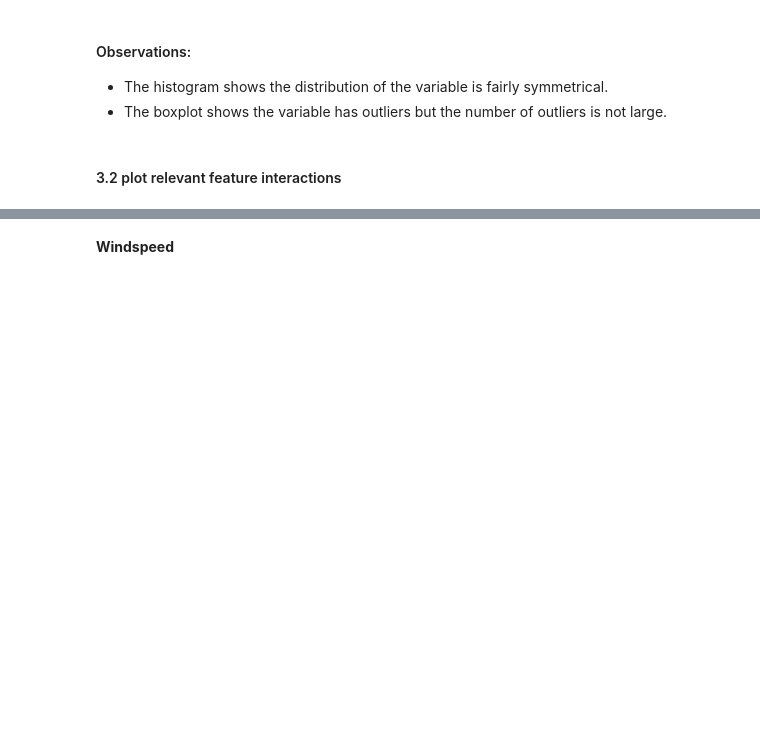
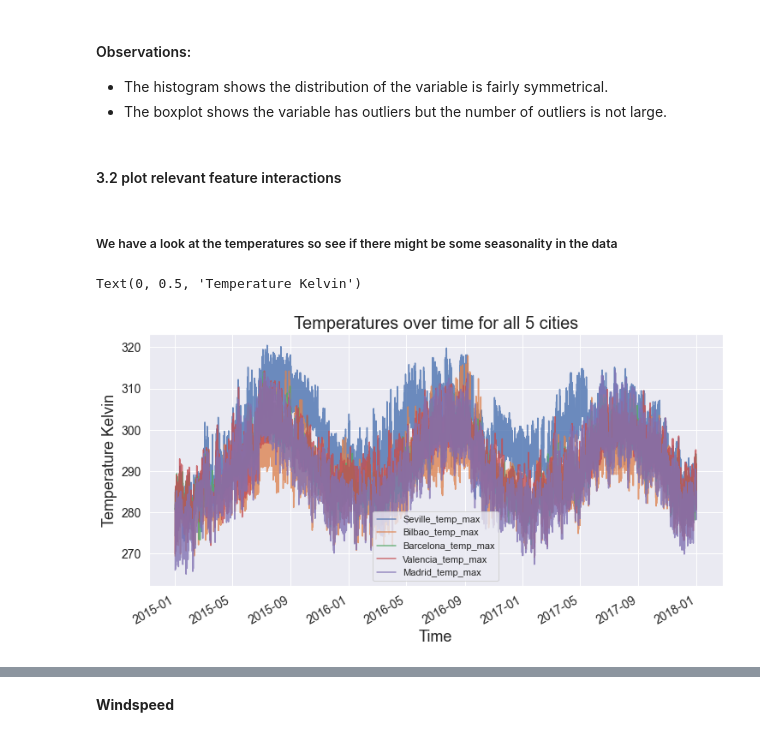
Before and after one commit to Explore-AI/load-shortfall-regression-predict-api, a Jupyter notebook: team3-notebook.ipynb, the cells around one changed output, grey strips where cells are left out. Saved outputs shown, nothing was run; the diff lists cells and outputs as text; code cells hidden in the pictures; blank space fills up the shorter version.

```diff
--- a/team3-notebook.ipynb
+++ b/team3-notebook.ipynb
@@ -385,3 +403,14 @@ plt.subplots_adjust(left=None, right=2.2, top=3.0, bottom=2.0);
 - The boxplot shows the variable has outliers but the number of outliers is not large.
 # %% [markdown]
 #### 3.2 plot relevant feature interactions
+# %% [markdown]
+##### We have a look at the temperatures so see if there might be some seasonality in the data
+# %%
+df_train.plot(x='time',y=['Seville_temp_max','Bilbao_temp_max','Barcelona_temp_max','Valencia_temp_max','Madrid_temp_max'],fontsize = 14,
+              ylabel = 'Temp Kelvin', figsize =(12,6),alpha=0.8)
+plt.title("Temperatures over time for all 5 cities",fontsize=20)
+plt.xlabel('Time', fontsize=18)
+plt.ylabel('Temperature Kelvin', fontsize=18)
+# %% [output]
+Text(0, 0.5, 'Temperature Kelvin')
+[figure, added]
```
Also changed, not shown: parts of 34 cells of this notebook.
